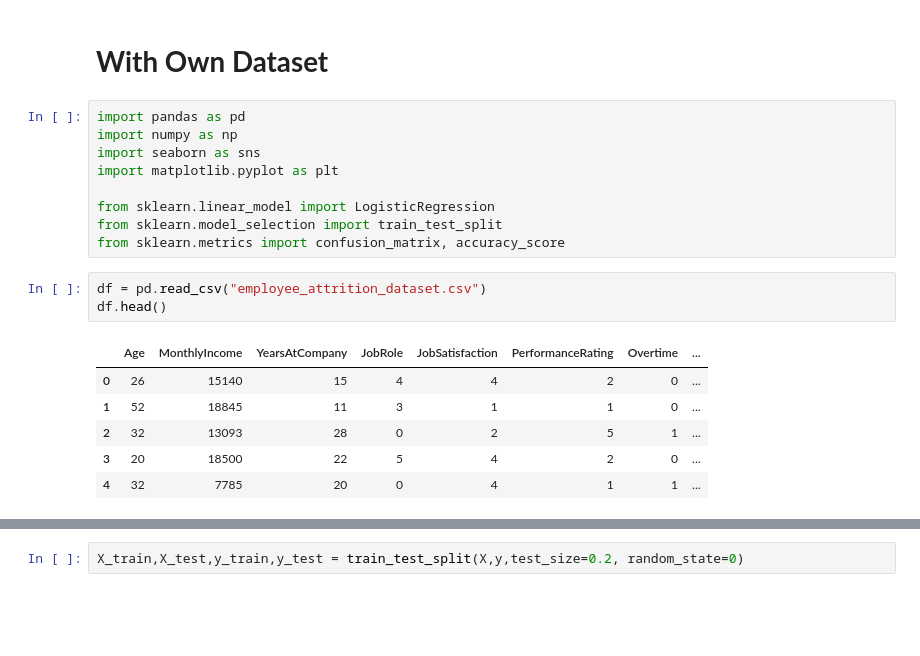
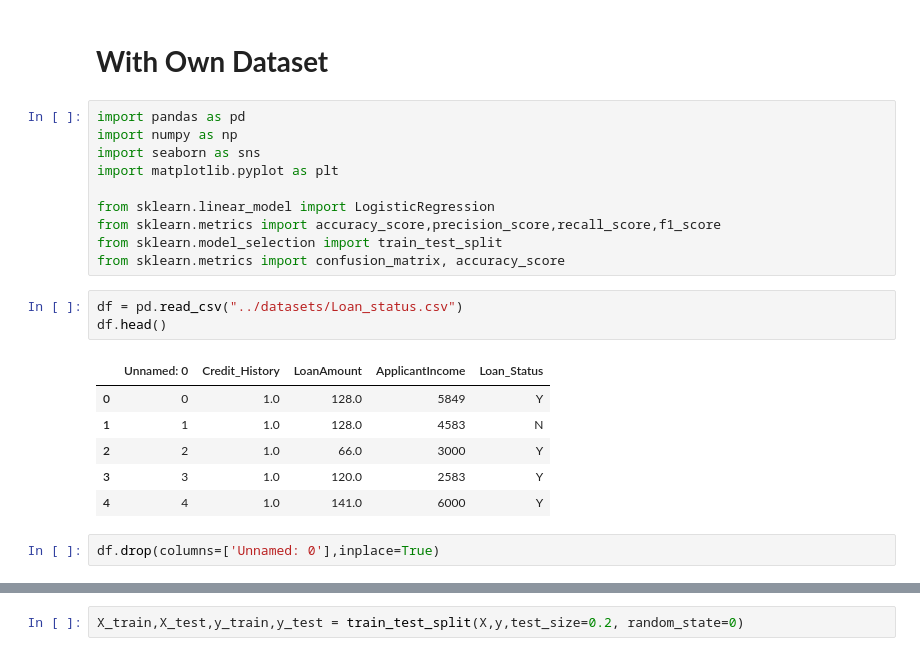
Before and after one commit to Yugesh-003/ML-lab, a Jupyter notebook: Classification/Logistic_Regression.ipynb, the cells around one changed output, grey strips where cells are left out. Drawn from its saved outputs; the diff is of its cells as text; blank space fills up the shorter version.

```diff
--- a/Classification/Logistic_Regression.ipynb
+++ b/Classification/Logistic_Regression.ipynb
@@ -89,18 +88,21 @@ import seaborn as sns
 import matplotlib.pyplot as plt
 
 from sklearn.linear_model import LogisticRegression
+from sklearn.metrics import accuracy_score,precision_score,recall_score,f1_score
 from sklearn.model_selection import train_test_split
 from sklearn.metrics import confusion_matrix, accuracy_score
 # %%
-df = pd.read_csv("employee_attrition_dataset.csv")
+df = pd.read_csv("../datasets/Loan_status.csv")
 df.head()
 # %% [output]
-|  | Age | MonthlyIncome | YearsAtCompany | JobRole | JobSatisfaction | PerformanceRating | Overtime | ... |
-| 0 | 26 | 15140 | 15 | 4 | 4 | 2 | 0 | ... |
-| 1 | 52 | 18845 | 11 | 3 | 1 | 1 | 0 | ... |
-| 2 | 32 | 13093 | 28 | 0 | 2 | 5 | 1 | ... |
-| 3 | 20 | 18500 | 22 | 5 | 4 | 2 | 0 | ... |
-| 4 | 32 | 7785 | 20 | 0 | 4 | 1 | 1 | ... |
+|  | Unnamed: 0 | Credit_History | LoanAmount | ApplicantIncome | Loan_Status |
+| 0 | 0 | 1.0 | 128.0 | 5849 | Y |
+| 1 | 1 | 1.0 | 128.0 | 4583 | N |
+| 2 | 2 | 1.0 | 66.0 | 3000 | Y |
+| 3 | 3 | 1.0 | 120.0 | 2583 | Y |
+| 4 | 4 | 1.0 | 141.0 | 6000 | Y |
+# %%
+df.drop(columns=['Unnamed: 0'],inplace=True)
 # %%
 df.info()
 # %% [output]
```
Also changed, not shown: parts of 12 cells of this notebook, 3 other files.
